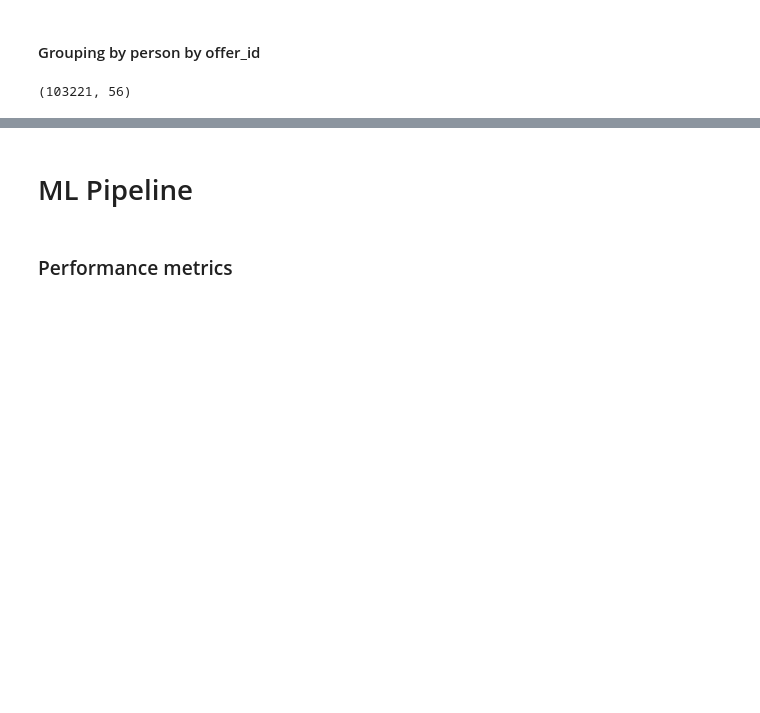
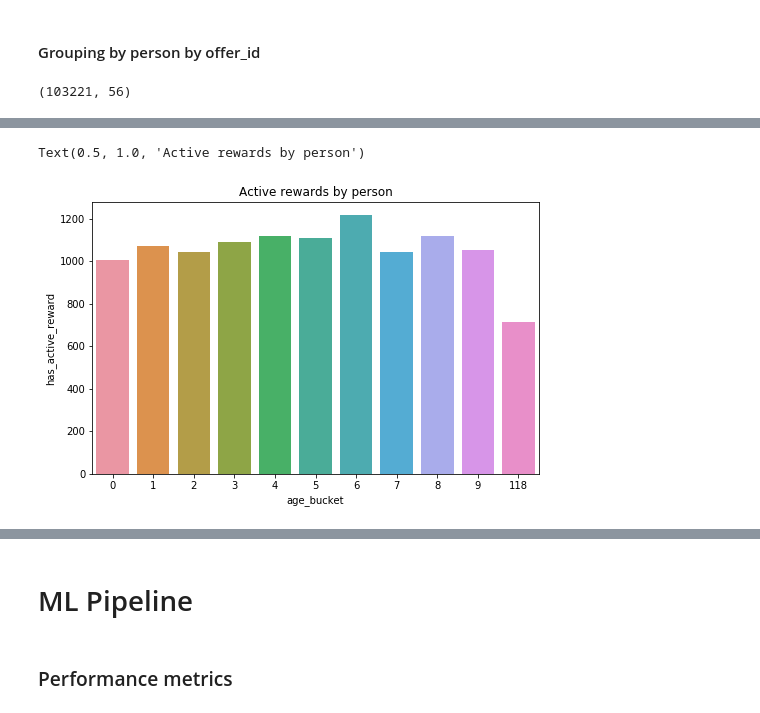
Before and after one commit to EriRika/Starbucks__DecisionTrees, a Jupyter notebook: Starbucks_Capstone_notebook.ipynb, the cells around one changed output, grey strips where cells are left out. Saved outputs shown, nothing was run; the diff lists cells and outputs as text; code cells hidden in the pictures; blank space fills up the shorter version.

```diff
--- a/Starbucks_Capstone_notebook.ipynb
+++ b/Starbucks_Capstone_notebook.ipynb
@@ -639,3 +638,7 @@ store_data('StarbucksCleanedDataPersonOffer', grouping_person_offer_final)
 print(grouping_person_offer_final.shape)
 # %% [output]
 (103221, 56)
+# %%
+filename = 'StarbucksCleanedDataPerson'
+engine = create_engine('sqlite:///output/' + filename+'.db')
+df = pd.read_sql_table(filename, engine)
@@ -641,0 +665,10 @@ print(grouping_person_offer_final.shape)
+# %%
+sum_by_age = df.groupby(['age_bucket'], as_index = False)[['active_sum', 'has_active_reward']].sum()
+
+fig, ax = plt.subplots(figsize = (8,5))
+ax = sns.barplot(x="age_bucket", y="has_active_reward", data=sum_by_age)
+ax.set_title('Active rewards by person')
+plt.savefig('images/active_rewards_per_person.png')
+# %% [output]
+Text(0.5, 1.0, 'Active rewards by person')
+[figure, added]
```
Also changed, not shown: parts of 23 cells of this notebook, 10 other files.
